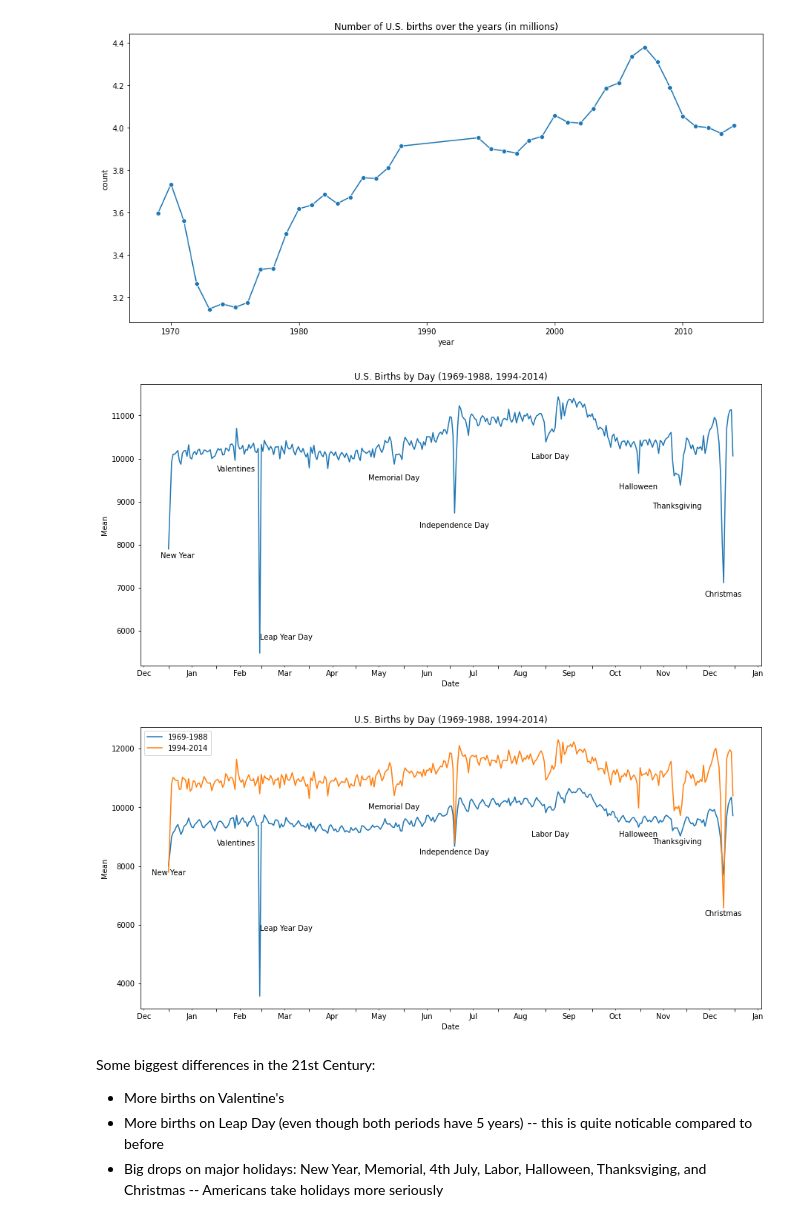
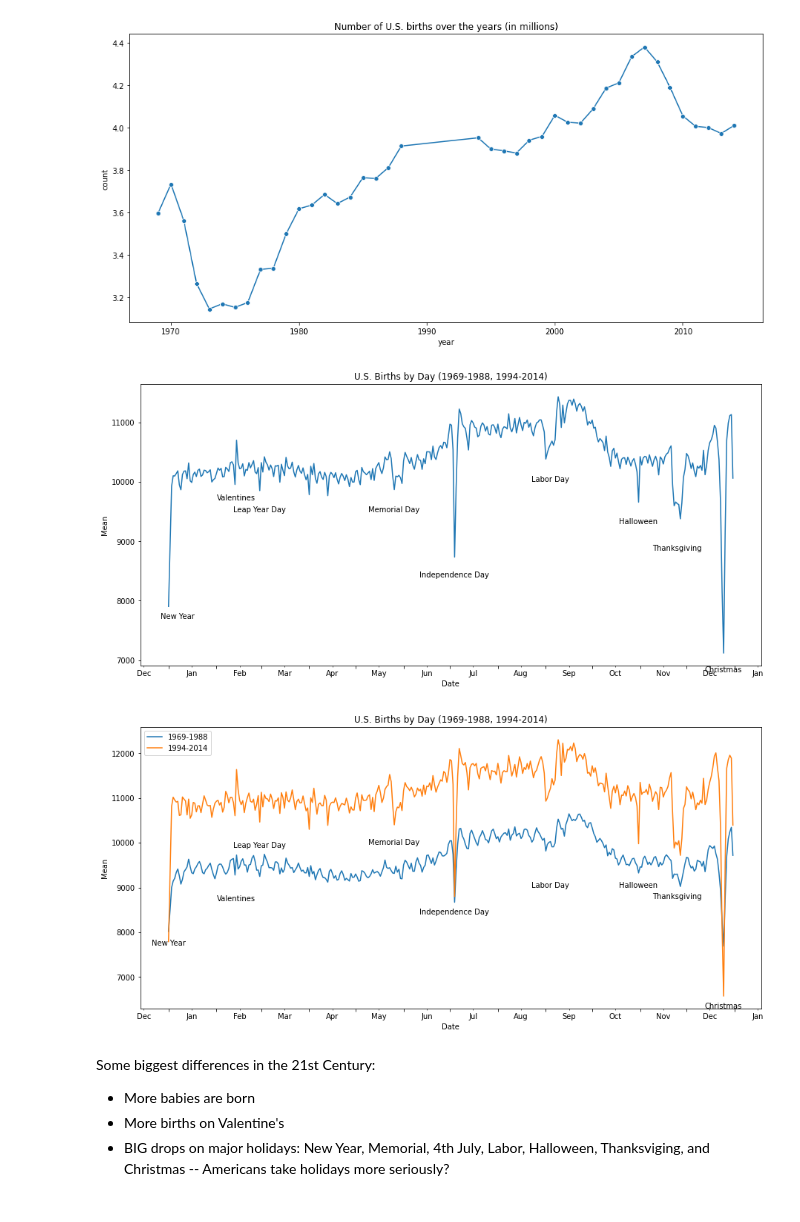
Before and after one commit to taidnguyen/us-birthdays, a Jupyter notebook: main.ipynb, the cells around one changed output. Saved outputs shown, nothing was run; the diff lists cells and outputs as text; code cells hidden in the pictures.

```diff
--- a/main.ipynb
+++ b/main.ipynb
@@ -20,10 +20,11 @@ Two sources:
 # First set
 vpd = pd.read_csv('https://raw.githubusercontent.com/jakevdp/data-CDCbirths/master/births.csv').groupby(['year', 'month', 'day'])['births'].sum().reset_index()
 vpd['day'] = vpd['day'].astype(int)
-# need to remove a few invalid dates
-vpd = vpd[~((vpd['month']==2) & (vpd['day']>29))] #remove any >29 days for February
-vpd = vpd[~((vpd['month'].isin([4, 6, 9, 11])) & (vpd['day']>30))] #remove any >30 days when inappropriate
-vpd = vpd[vpd['day'] < 32] #remove any dates > 31
+# need to remove a few invalid dates with sigma clipping from Jake VPD's code
+quartiles = np.percentile(vpd['births'], [25, 50, 75])
+mu = quartiles[1]
+sig = 0.7413 * (quartiles[2] - quartiles[0])
+vpd = vpd.query('(births > @mu - 5 * @sig) & (births < @mu + 5 * @sig)')
 
 # Second set
 fte_cdc = pd.read_csv('https://raw.githubusercontent.com/fivethirtyeight/data/master/births/US_births_1994-2003_CDC_NCHS.csv')
@@ -65,7 +66,7 @@ ax.set(title='U.S. Births by Day (1969-1988, 1994-2014)', ylabel='Mean', xlabel=
 # day labels
 ax.text(datetime.datetime(2012, 1, 7), 7700, "New Year", ha='center')
 ax.text(datetime.datetime(2012, 2, 14), 9700, "Valentines", ha='center')
-ax.text(datetime.datetime(2012, 2, 29), 5800, "Leap Year Day", ha='left')
+ax.text(datetime.datetime(2012, 2, 29), 9500, "Leap Year Day", ha='center')
 ax.text(datetime.datetime(2012, 5, 26), 9500, "Memorial Day", ha='center')
 ax.text(datetime.datetime(2012, 7, 4), 8400, "Independence Day", ha='center')
 ax.text(datetime.datetime(2012, 9, 4), 10000, "Labor Day", ha='center')
@@ -79,39 +80,39 @@ ax.xaxis.set_minor_locator(mpl.dates.MonthLocator(bymonthday=16))
 ax.xaxis.set_major_formatter(mpl.ticker.NullFormatter())
 ax.xaxis.set_minor_formatter(mpl.dates.DateFormatter('%b'))
 # %% [output]
-[figure, old version]
+[figure, new version]
 # %%
 # Has trend changed? Compared the two periods
 fig, ax = plt.subplots()
 
 for i, df in enumerate([vpd, fte]):
     df['date'] = pd.to_datetime('2012-'+df['month'].astype(str)+'-'+df['day'].astype(str))
     data = df.groupby('date')['births'].mean().reset_index(name='mean').sort_values('date')
 
     sns.lineplot(x=data['date'], y=data['mean'], ax=ax)
 
 ax.text(datetime.datetime(2012, 1, 1), 7700, "New Year", ha='center')
 ax.text(datetime.datetime(2012, 2, 14), 8700, "Valentines", ha='center')
-ax.text(datetime.datetime(2012, 2, 29), 5800, "Leap Year Day", ha='left')
+ax.text(datetime.datetime(2012, 2, 29), 9900, "Leap Year Day", ha='center')
 ax.text(datetime.datetime(2012, 5, 26), 9950, "Memorial Day", ha='center')
 ax.text(datetime.datetime(2012, 7, 4), 8400, "Independence Day", ha='center')
 ax.text(datetime.datetime(2012, 9, 4), 9000, "Labor Day", ha='center')
 ax.text(datetime.datetime(2012, 10, 31), 9000, "Halloween", ha='center')
 ax.text(datetime.datetime(2012, 11, 25), 8750, "Thanksgiving", ha='center')
 ax.text(datetime.datetime(2012, 12, 25), 6300, "Christmas", ha='center')
 
 ax.xaxis.set_major_locator(mpl.dates.MonthLocator()) #force major ticks on a monthly time scale
 ax.xaxis.set_minor_locator(mpl.dates.MonthLocator(bymonthday=16))
 ax.xaxis.set_major_formatter(mpl.ticker.NullFormatter())
 ax.xaxis.set_minor_formatter(mpl.dates.DateFormatter('%b'))
 
 ax.set(title='U.S. Births by Day (1969-1988, 1994-2014)', ylabel='Mean', xlabel='Date')
 ax.legend(['1969-1988','1994-2014'])
 plt.show()
 # %% [output]
-[figure, old version]
+[figure, new version]
 # %% [markdown]
 Some biggest differences in the 21st Century:
+- More babies are born
 - More births on Valentine's
-- More births on Leap Day (even though both periods have 5 years) -- this is quite noticable compared to before
-- Big drops on major holidays: New Year, Memorial, 4th July, Labor, Halloween, Thanksviging, and Christmas -- Americans take holidays more seriously
+- BIG drops on major holidays: New Year, Memorial, 4th July, Labor, Halloween, Thanksviging, and Christmas -- Americans take holidays more seriously?
```
Also changed, not shown: parts of 10 cells of this notebook.
